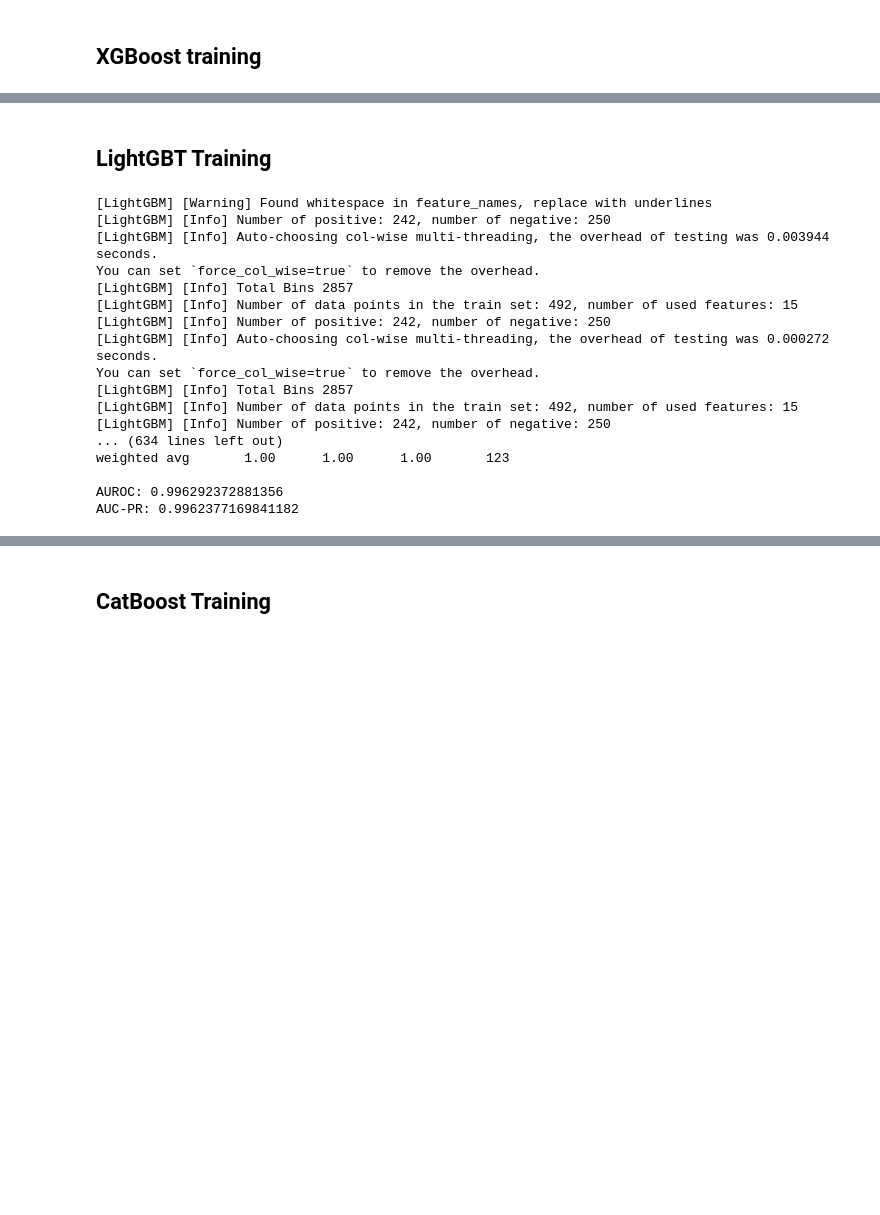
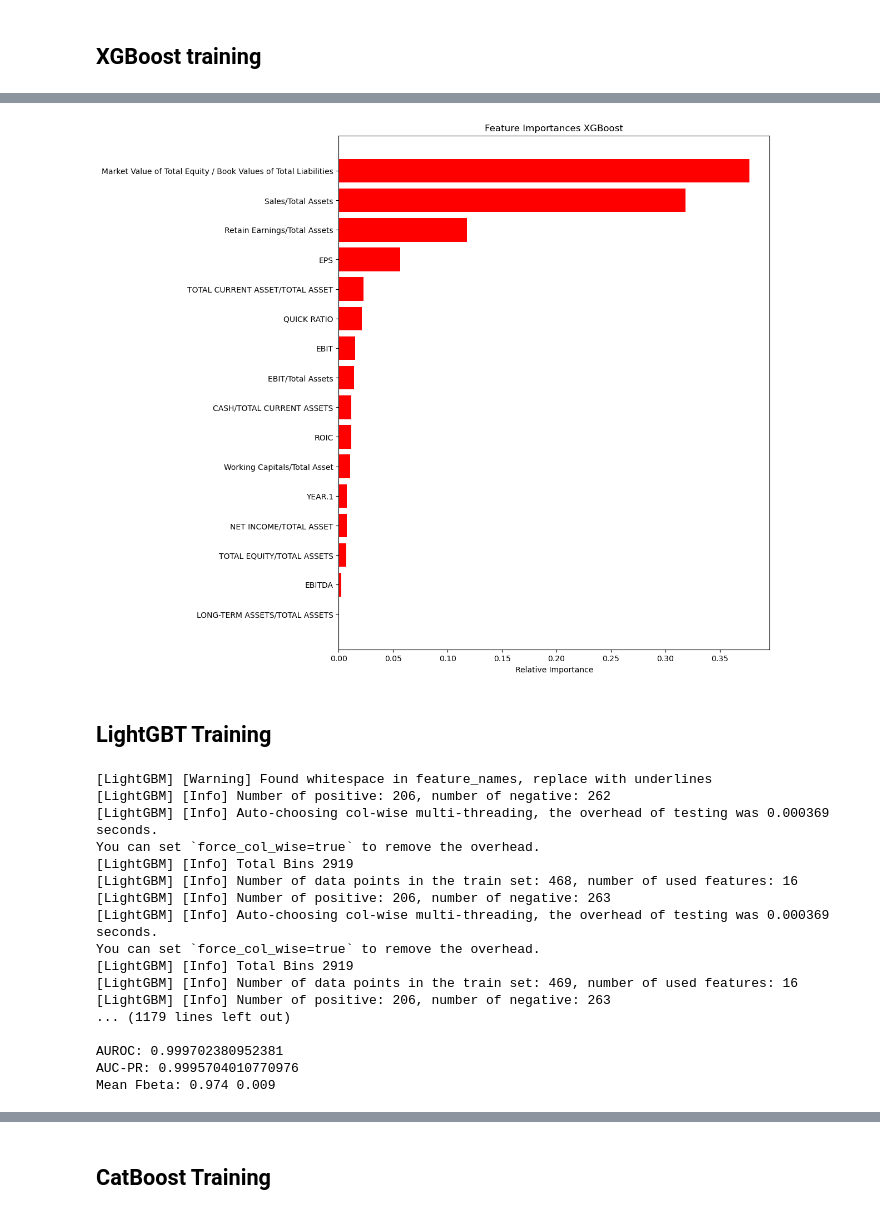
Before and after one commit to anhducbuui270802/FINANCIAL-DISTRESS-PREDICTION-, a Jupyter notebook: STEP2_BUILD_MODEL/train_model_data_2019.ipynb, the cells around one changed output, grey strips where cells are left out. Cells and saved outputs as stored; diff of their text form; code cells hidden in the pictures; blank space fills up the shorter version.

Commit message:
update preprocessing data, train, app

```diff
--- a/STEP2_BUILD_MODEL/train_model_data_2019.ipynb
+++ b/STEP2_BUILD_MODEL/train_model_data_2019.ipynb
@@ -370,3 +386,15 @@ AUC-PR: 0.995677721637481
+# %%
+features = X.columns
+importances = xgboost_model.feature_importances_
+indices = (np.argsort(importances))[-25:]
+plt.figure(figsize=(10,12))
+plt.title('Feature Importances XGBoost')
+plt.barh(range(len(indices)), importances[indices], color='r', align='center')
+plt.yticks(range(len(indices)), [features[i] for i in indices])
+plt.xlabel('Relative Importance')
+plt.show()
+# %% [output]
+[figure, added]
 # %% [markdown]
 ## LightGBT Training
 # %%
@@ -386,6 +414,8 @@ params = {
 
 # Perform cross-validation to train the model
 cv_results = lgb.cv(params, lgb_data, num_boost_round=100, nfold=5, metrics='binary_error', seed=42)
+scores = cross_val_score(lgb.LGBMClassifier(), X, y, cv=5, scoring=metric)
+all_scores.append(scores)
 
 # Train the final model with the best number of boosting rounds
 best_num_boost_round = len(cv_results['valid binary_error-mean'])
@@ -411,27 +441,25 @@ print(report)
 print(f"AUROC: {auroc}")
 print(f"AUC-PR: {auc_pr}")
 
-# # Print predictions
-# print("Predicted classes:", y_pred)
-
-# # Print cross-validation results
+# Print cross-validation results
 # print("Cross-validation results:", cv_results)
 # print("Mean binary error:", np.mean(cv_results['valid binary_error-mean']))
+print('Mean Fbeta: {:.03f} {:.03f}'.format(np.mean(scores), np.std(scores)))
 # %% [output]
 [LightGBM] [Warning] Found whitespace in feature_names, replace with underlines
-[LightGBM] [Info] Number of positive: 242, number of negative: 250
-[LightGBM] [Info] Auto-choosing col-wise multi-threading, the overhead of testing was 0.003944 seconds.
+[LightGBM] [Info] Number of positive: 206, number of negative: 262
+[LightGBM] [Info] Auto-choosing col-wise multi-threading, the overhead of testing was 0.000369 seconds.
 You can set `force_col_wise=true` to remove the overhead.
-[LightGBM] [Info] Total Bins 2857
-[LightGBM] [Info] Number of data points in the train set: 492, number of used features: 15
-[LightGBM] [Info] Number of positive: 242, number of negative: 250
-[LightGBM] [Info] Auto-choosing col-wise multi-threading, the overhead of testing was 0.000272 seconds.
+[LightGBM] [Info] Total Bins 2919
+[LightGBM] [Info] Number of data points in the train set: 468, number of used features: 16
+[LightGBM] [Info] Number of positive: 206, number of negative: 263
+[LightGBM] [Info] Auto-choosing col-wise multi-threading, the overhead of testing was 0.000369 seconds.
 You can set `force_col_wise=true` to remove the overhead.
-[LightGBM] [Info] Total Bins 2857
-[LightGBM] [Info] Number of data points in the train set: 492, number of used features: 15
-[LightGBM] [Info] Number of positive: 242, number of negative: 250
-... (634 lines left out)
-weighted avg       1.00      1.00      1.00       123
+[LightGBM] [Info] Total Bins 2919
+[LightGBM] [Info] Number of data points in the train set: 469, number of used features: 16
+[LightGBM] [Info] Number of positive: 206, number of negative: 263
+... (1179 lines left out)
 
-AUROC: 0.996292372881356
-AUC-PR: 0.9962377169841182
+AUROC: 0.999702380952381
+AUC-PR: 0.9995704010770976
+Mean Fbeta: 0.974 0.009
```
Also changed, not shown: parts of 19 cells of this notebook, 22 other files.
